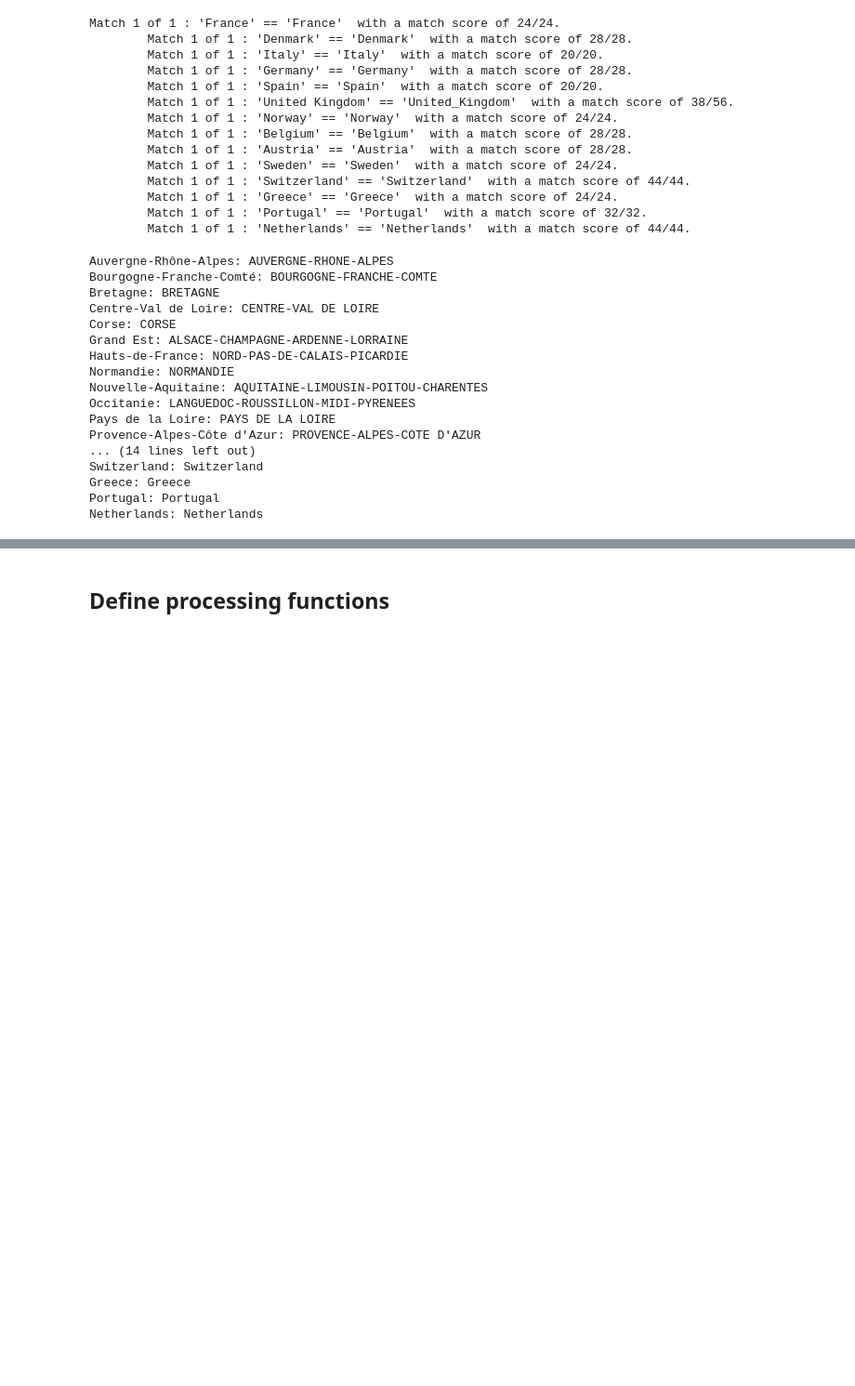
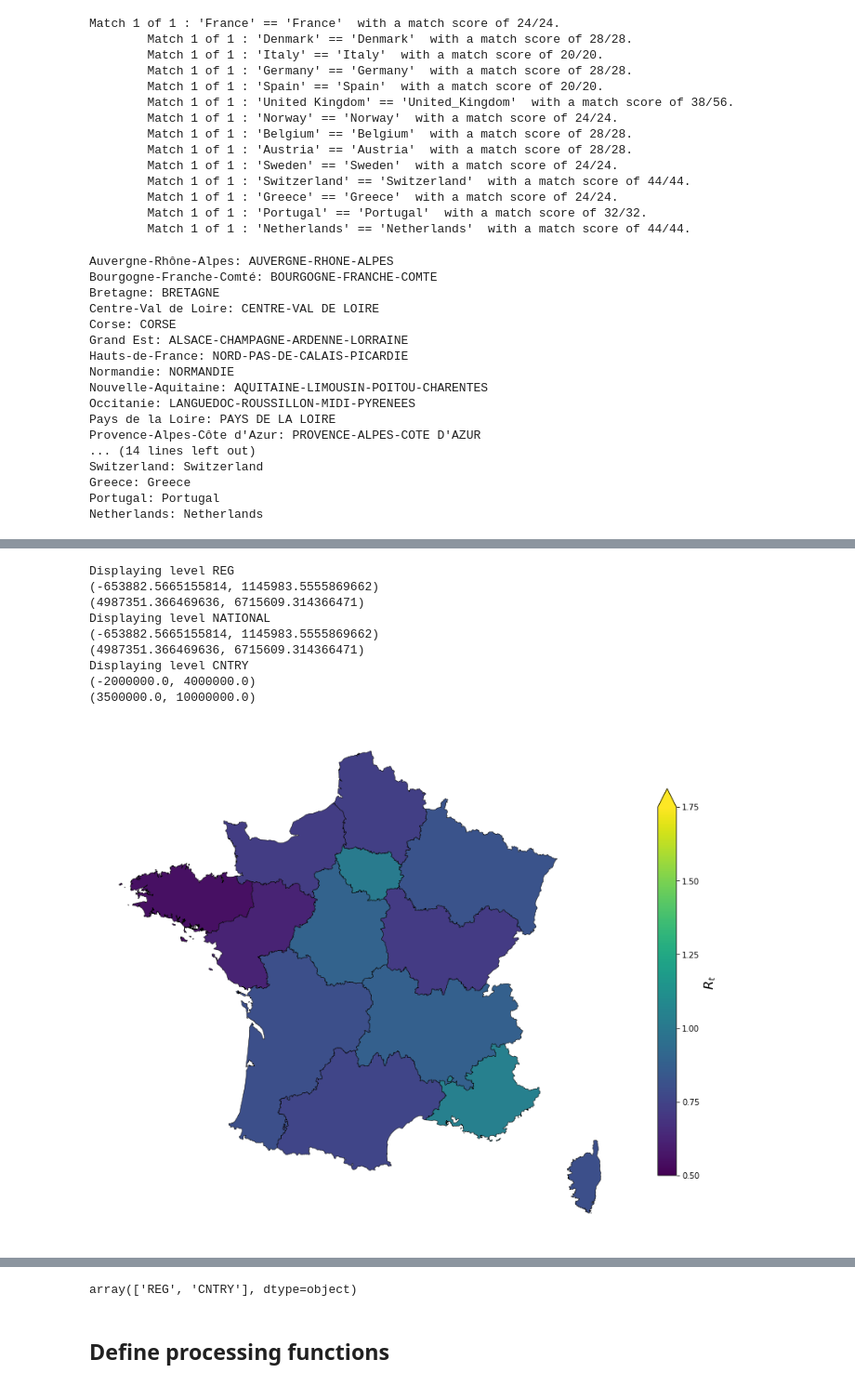
Before and after one commit to payoto/covid19model-fr-regions-results, a Jupyter notebook: nbs/map_covid_model.ipynb, the cells around one changed output, grey strips where cells are left out. Shown at 93% size. Saved outputs shown, nothing was run; the diff lists cells and outputs as text; code cells hidden in the pictures; blank space fills up the shorter version.

Commit message:
Add basic map functionality
Can plot data on map still needs to be made flexible

```diff
--- a/nbs/map_covid_model.ipynb
+++ b/nbs/map_covid_model.ipynb
@@ -111,0 +136,6 @@ Netherlands: Netherlands
+# %%
+date_calc = '2020-06-01'
+
+forecast_df = run_data.model.data["forecasting"]
+forecast_df = forecast_df[forecast_df.time == date_calc]
+geo_df = to_geopandas(prob_match, forecast_df, geo)
@@ -111,0 +160,48 @@ Netherlands: Netherlands
+# %%
+def rt_color_map():
+    if matplotlib.__version__ >= '3.2.1':
+        norm = matplotlib.colors.TwoSlopeNorm(vmin=0., vcenter=1., vmax=7.)
+        cmap = plt.cm.RdBu_r
+    else:
+        norm = matplotlib.colors.Normalize(vmin=0.5, vmax=1.75)
+        # cmap = plt.cm.tab20c
+        cmap = plt.cm.viridis
+        # cmap.colors = [*cmap.colors[:100], *cmap.colors[156:]]
+    return cmap, norm
+# %%
+
+cmap, norm = rt_color_map()
+for lvl in geo_df.geo_level.unique():
+    print(f"Displaying level {lvl}")
+    ax = geo_df[geo_df.geo_level == lvl].plot(
+        column='rt',
+        linewidth=0.5, edgecolor='k',
+        norm=norm, cmap=cmap,
+    )
+
+    # Hide grid lines
+    cb = ax.figure.colorbar(
+        matplotlib.cm.ScalarMappable(norm=norm, cmap=cmap), ax=ax,
+        shrink=0.6, extend='max',
+        ticks=[0.5,0.75,1.0,1.25,1.5,1.75],
+    )
+    cb.set_label(label="$R_t$", fontsize=16)
+    ax.set_axis_off()
+    ax.figure.set_size_inches(15, 15)
+    if lvl=="CNTRY":
+        ax.set_xlim(-2e6,4e6)
+        ax.set_ylim(0.35e7, 1.0e7)
+    if lvl=="NATIONAL":
+        ax.set_xlim(-653882.5665155814, 1145983.5555869662)
+        ax.set_ylim(4987351.366469636, 6715609.314366471)
+# %% [output]
+Displaying level REG
+(-653882.5665155814, 1145983.5555869662)
+(4987351.366469636, 6715609.314366471)
+Displaying level NATIONAL
+(-653882.5665155814, 1145983.5555869662)
+(4987351.366469636, 6715609.314366471)
+Displaying level CNTRY
+(-2000000.0, 4000000.0)
+(3500000.0, 10000000.0)
+[figure, added]
@@ -112,2 +210,6 @@ Netherlands: Netherlands
+# %%
+geo_df.geo_level.unique()
+# %% [output]
+array(['REG', 'CNTRY'], dtype=object)
 # %% [markdown]
 ## Define processing functions
```
Also changed, not shown: parts of 6 cells of this notebook.
